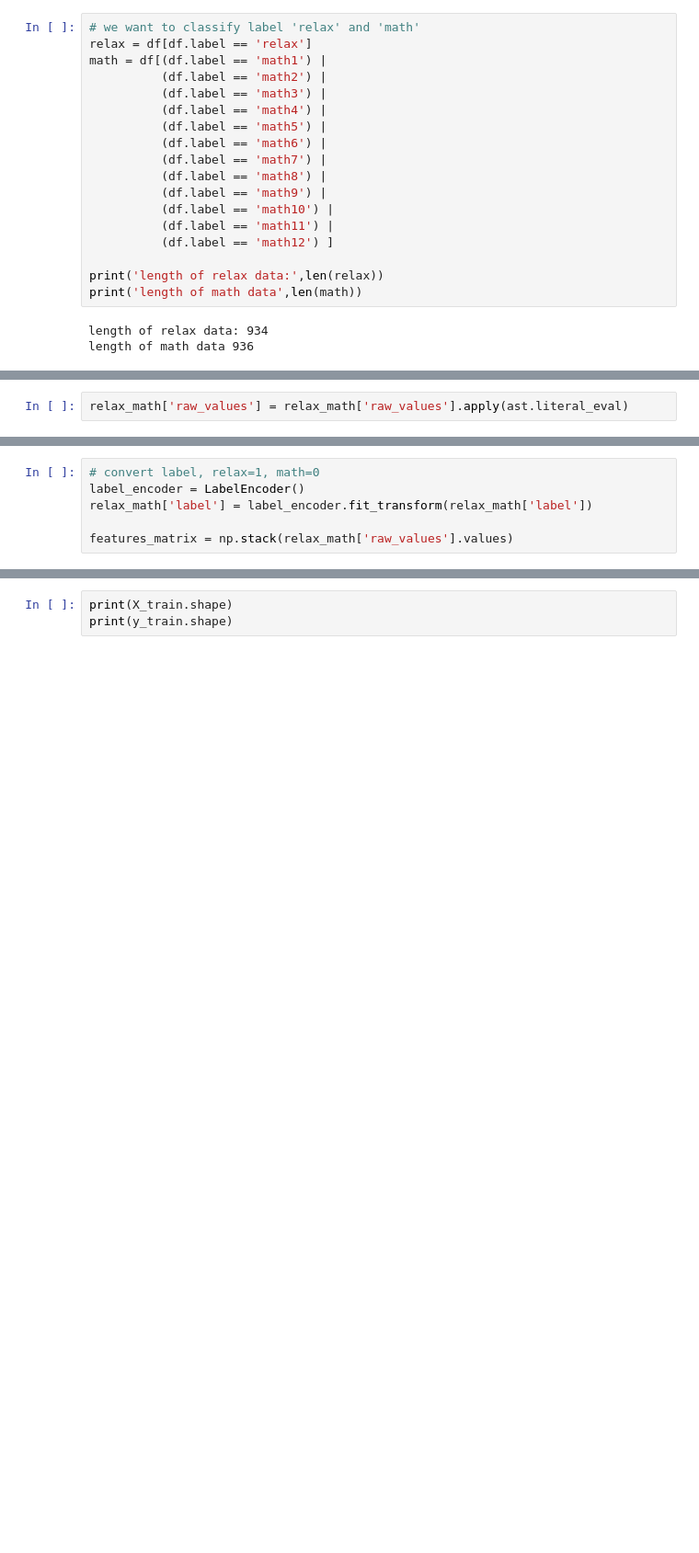
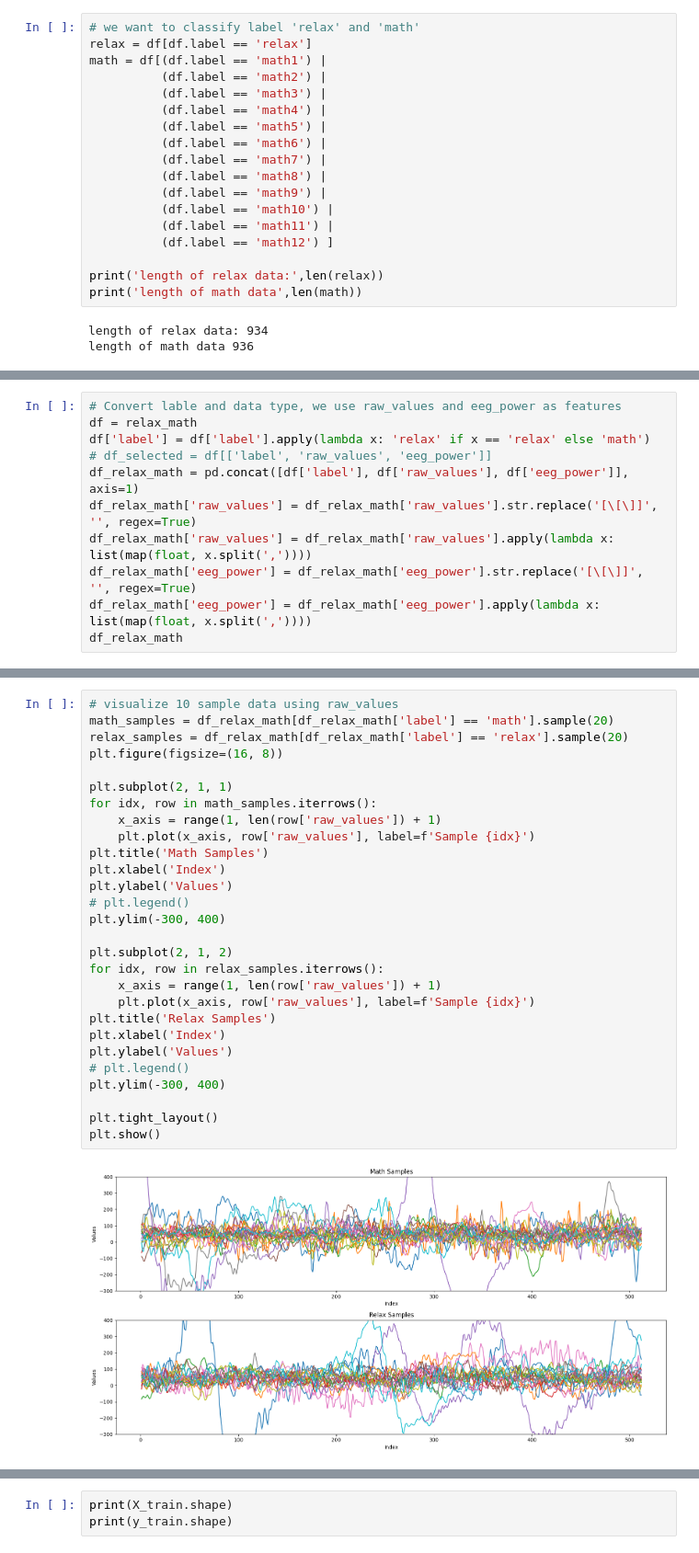
Before and after one commit to AlexanderVNikitin/tsgm, a Jupyter notebook: tutorials/EEG_test.ipynb, the cells around one changed output, grey strips where cells are left out. Shown at 92% size. Saved outputs shown, nothing was run; the diff lists cells and outputs as text; blank space fills up the shorter version.

```diff
--- a/tutorials/EEG_test.ipynb
+++ b/tutorials/EEG_test.ipynb
@@ -90,2 +104,0 @@ relax_math = pd.concat([relax, math], axis=0)
-# %%
-relax_math['raw_values'] = relax_math['raw_values'].apply(ast.literal_eval)
@@ -105,6 +104,0 @@ relax_math['raw_values'] = relax_math['raw_values'].apply(lambda x: np.pad(x, (0
-# %%
-# convert label, relax=1, math=0
-label_encoder = LabelEncoder()
-relax_math['label'] = label_encoder.fit_transform(relax_math['label'])
-
-features_matrix = np.stack(relax_math['raw_values'].values)
@@ -114,0 +105,11 @@ y = relax_math['label']
+# %%
+# Convert lable and data type, we use raw_values and eeg_power as features
+df = relax_math
+df['label'] = df['label'].apply(lambda x: 'relax' if x == 'relax' else 'math')
+# df_selected = df[['label', 'raw_values', 'eeg_power']]
+df_relax_math = pd.concat([df['label'], df['raw_values'], df['eeg_power']], axis=1)
+df_relax_math['raw_values'] = df_relax_math['raw_values'].str.replace('[\[\]]', '', regex=True)
+df_relax_math['raw_values'] = df_relax_math['raw_values'].apply(lambda x: list(map(float, x.split(','))))
+df_relax_math['eeg_power'] = df_relax_math['eeg_power'].str.replace('[\[\]]', '', regex=True)
+df_relax_math['eeg_power'] = df_relax_math['eeg_power'].apply(lambda x: list(map(float, x.split(','))))
+df_relax_math
@@ -114,0 +130,30 @@ y = relax_math['label']
+# %%
+# visualize 10 sample data using raw_values
+math_samples = df_relax_math[df_relax_math['label'] == 'math'].sample(20)
+relax_samples = df_relax_math[df_relax_math['label'] == 'relax'].sample(20)
+plt.figure(figsize=(16, 8))
+
+plt.subplot(2, 1, 1)
+for idx, row in math_samples.iterrows():
+    x_axis = range(1, len(row['raw_values']) + 1)
+    plt.plot(x_axis, row['raw_values'], label=f'Sample {idx}')
+plt.title('Math Samples')
+plt.xlabel('Index')
+plt.ylabel('Values')
+# plt.legend()
+plt.ylim(-300, 400)
+
+plt.subplot(2, 1, 2)
+for idx, row in relax_samples.iterrows():
+    x_axis = range(1, len(row['raw_values']) + 1)
+    plt.plot(x_axis, row['raw_values'], label=f'Sample {idx}')
+plt.title('Relax Samples')
+plt.xlabel('Index')
+plt.ylabel('Values')
+# plt.legend()
+plt.ylim(-300, 400)
+
+plt.tight_layout()
+plt.show()
+# %% [output]
+[figure, added]
```
Also changed, not shown: parts of 89 cells of this notebook.
